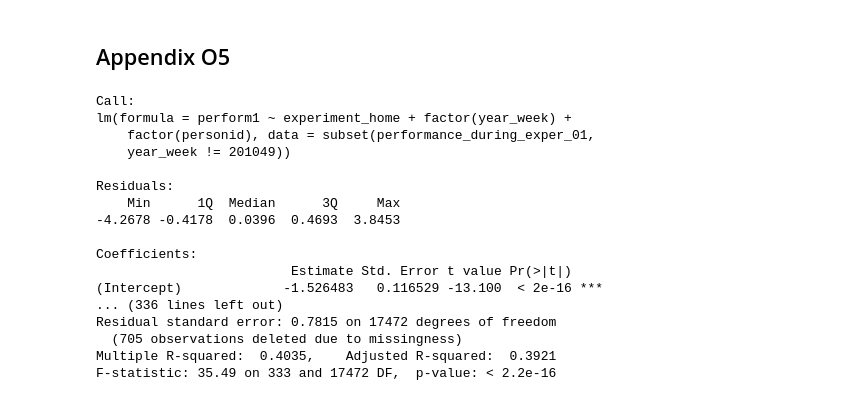
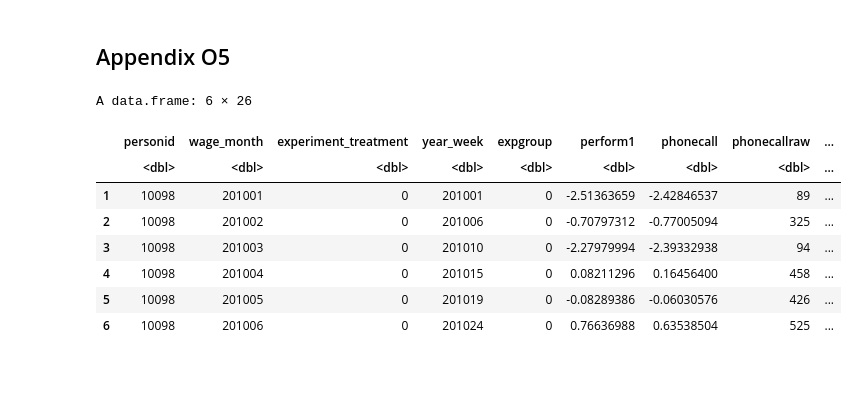
Before and after one commit to 0xandrewdu/stat_230a_final_project, a Jupyter notebook: reproduce_even.ipynb, the cells around one changed output. Drawn from its saved outputs; the diff is of its cells as text; code cells hidden in the pictures; blank space fills up the shorter version.

```diff
--- a/reproduce_even.ipynb
+++ b/reproduce_even.ipynb
@@ -806,28 +835,24 @@ factor(year_week)201133  1.806392   0.094904  19.0340 < 2.2e-16 ***
 Signif. codes:  0 ‘***’ 0.001 ‘**’ 0.01 ‘*’ 0.05 ‘.’ 0.1 ‘ ’ 1
 # %% [markdown]
 ## Appendix O5
-# %%
-performance_during_exper_01 = subset(performance_during_exper, expgroup %in% c(0, 1))
-
-model <- lm(perform1 ~ experiment_home + factor(year_week) + factor(personid),
-            data = subset(performance_during_exper_01, year_week != 201049))
-print(summary(model))
-cat("\n\n")
-# %% [output]
-Call:
-lm(formula = perform1 ~ experiment_home + factor(year_week) +
-    factor(personid), data = subset(performance_during_exper_01,
-    year_week != 201049))
-
-Residuals:
-    Min      1Q  Median      3Q     Max
--4.2678 -0.4178  0.0396  0.4693  3.8453
-
-Coefficients:
-                         Estimate Std. Error t value Pr(>|t|)
-(Intercept)             -1.526483   0.116529 -13.100  < 2e-16 ***
-... (336 lines left out)
-Residual standard error: 0.7815 on 17472 degrees of freedom
-  (705 observations deleted due to missingness)
-Multiple R-squared:  0.4035,    Adjusted R-squared:  0.3921
-F-statistic: 35.49 on 333 and 17472 DF,  p-value: < 2.2e-16
+# %%
+wage_new_data = read_dta("data/wage_new.dta")
+performance_during_exper_copy = data.frame(performance_during_exper)
+performance_during_exper_copy = performance_during_exper_copy[!is.na(performance_during_exper_copy$experiment_home) & !is.na(performance_during_exper_copy$personid) & !is.na(performance_during_exper_copy$wage_month), ]
+performance_during_exper_copy$experiment_home <- suppressWarnings(ave(performance_during_exper_copy$experiment_home,
+                                              performance_during_exper_copy$personid,
+                                              performance_during_exper_copy$wage_month,
+                                              FUN = function(x) max(x, na.rm = TRUE)))
+wage_data <- performance_during_exper_copy[!duplicated(performance_during_exper_copy[, c("personid", "wage_month", "experiment_treatment")]), ]
+perf_wage_data <- merge(wage_data, wage_new_data, by = c("personid", "wage_month", "experiment_treatment"), all = FALSE)
+head(perf_wage_data)
+# %% [output]
+A data.frame: 6 × 26
+|  | personid | wage_month | experiment_treatment | year_week | expgroup | perform1 | phonecall | phonecallraw | ... |
+|  | <dbl> | <dbl> | <dbl> | <dbl> | <dbl> | <dbl> | <dbl> | <dbl> | ... |
+| 1 | 10098 | 201001 | 0 | 201001 | 0 | -2.51363659 | -2.42846537 | 89 | ... |
+| 2 | 10098 | 201002 | 0 | 201006 | 0 | -0.70797312 | -0.77005094 | 325 | ... |
+| 3 | 10098 | 201003 | 0 | 201010 | 0 | -2.27979994 | -2.39332938 | 94 | ... |
+| 4 | 10098 | 201004 | 0 | 201015 | 0 | 0.08211296 | 0.16456400 | 458 | ... |
+| 5 | 10098 | 201005 | 0 | 201019 | 0 | -0.08289386 | -0.06030576 | 426 | ... |
+| 6 | 10098 | 201006 | 0 | 201024 | 0 | 0.76636988 | 0.63538504 | 525 | ... |
```
Also changed, not shown: parts of 19 cells of this notebook.
